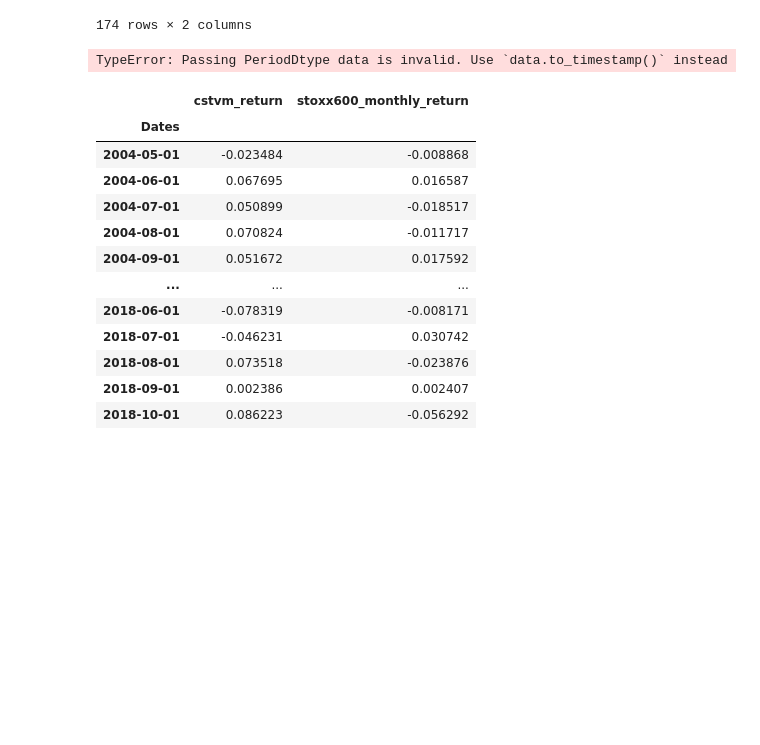
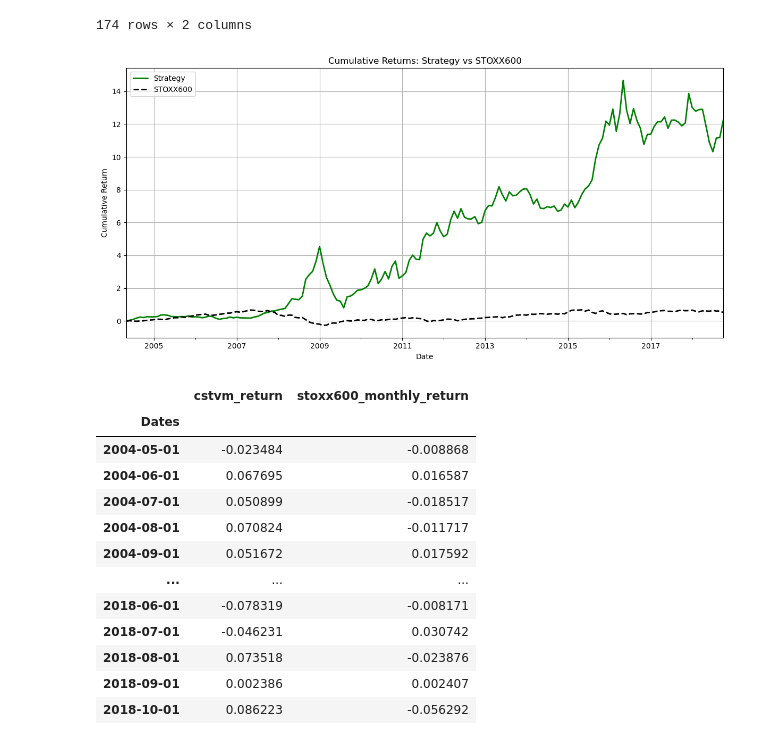
Before and after one commit to keitaVigano/skewness-enhanced-momentum_STOXX600, a Jupyter notebook: analysis.ipynb, the cells around one changed output. Drawn from its saved outputs; the diff is of its cells as text; code cells hidden in the pictures; blank space fills up the shorter version.

```diff
--- a/analysis.ipynb
+++ b/analysis.ipynb
@@ -1917,28 +1917,30 @@ results_big_csvtm
 | 2018-10-31 | 0.086223 | 12.228033 |
 174 rows × 2 columns
 # %%
-results_big_csvtm.index = pd.to_datetime(results_big_csvtm.index).to_period('M')
-#stoxx600_returns.index = pd.to_datetime(stoxx600_returns.index).to_period('M')
+if not isinstance(results_big_csvtm.index, pd.PeriodIndex):
+    results_big_csvtm.index = pd.to_datetime(results_big_csvtm.index).to_period('M')
+if not isinstance(stoxx600_returns.index, pd.PeriodIndex):
+    stoxx600_returns.index = pd.to_datetime(stoxx600_returns.index).to_period('M')
 
 aligned_big = results_big_csvtm[['cumulative_return']].join(
     stoxx600_returns[['stoxx600_cumulative_return']],
     how='inner'
 )
 
 aligned_big.index = aligned_big.index.to_timestamp()
 
 # Plot
 plt.figure(figsize=(12, 6))
 aligned_big['cumulative_return'].plot(label='Strategy', linewidth=2, color='green')
 aligned_big['stoxx600_cumulative_return'].plot(label='STOXX600', linewidth=2, linestyle='--', color='black')
 
 plt.title("Cumulative Returns: Strategy vs STOXX600")
 plt.xlabel("Date")
 plt.ylabel("Cumulative Return")
 plt.legend()
 plt.grid(True)
 plt.tight_layout()
 plt.show()
 # %% [output]
-TypeError: Passing PeriodDtype data is invalid. Use `data.to_timestamp()` instead
+[figure, added]
 # %%
```
Also changed, not shown: parts of 6 cells of this notebook, 1 other file.
